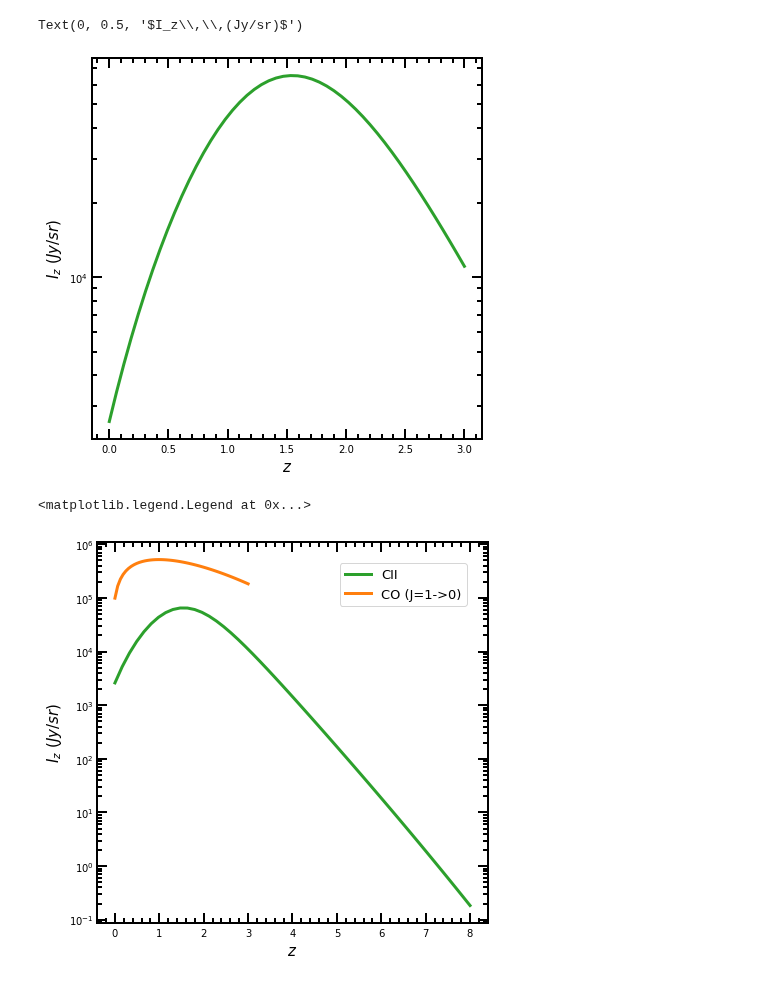
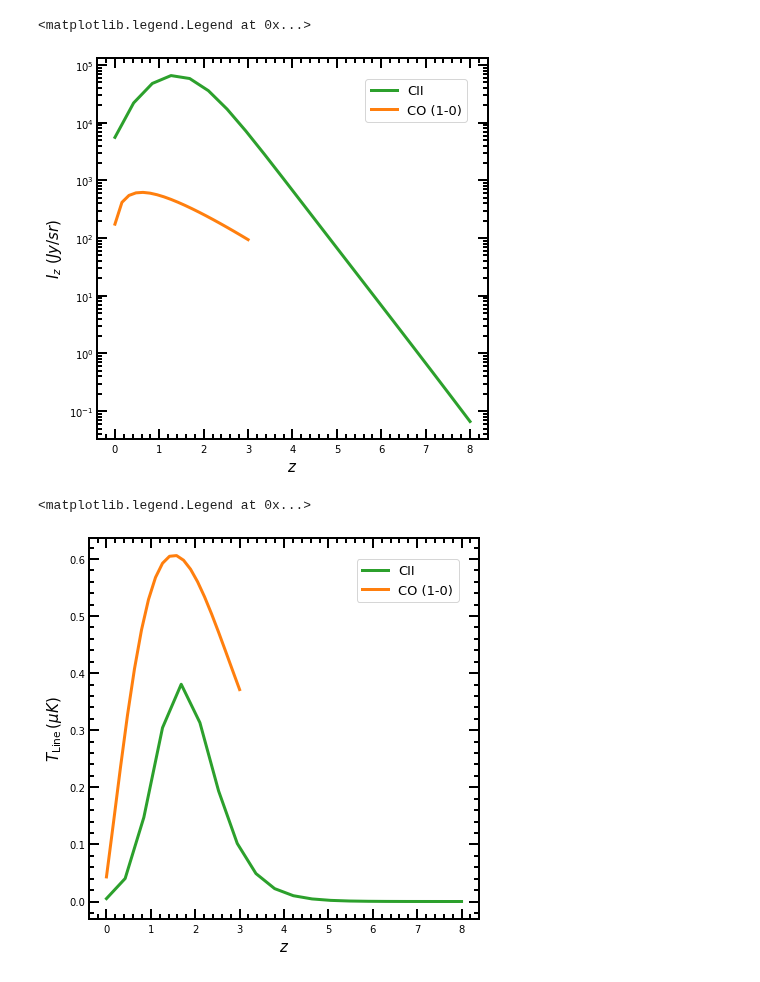
Before and after one commit to Anirbancosmo/Limpy, a Jupyter notebook: notebook/theory.ipynb, the cells around one changed output. Cells and saved outputs as stored; diff of their text form; code cells hidden in the pictures.

Commit message:
Added T_line function theory.py module.

```diff
--- a/notebook/theory.ipynb
+++ b/notebook/theory.ipynb
@@ -73,35 +38,38 @@ plt.legend(loc=0, frameon=False)
 # %%
-# Plot average intensity of CII lines
-nu_rest_CII=1900 #Ghz
-Iav=[lt.I_nu(zz,nu_rest_CII,z_line=0.0) for zz in z]
-plt.plot(z, Iav, lw=3.0, color='C2')
+# Plot average intensity of CII and CO lines
+z=np.linspace(0, 8, num=20)
+z_co=np.linspace(0, 3, num=20)
+
+nu_rest_CII=1900
+nu_rest_CO10=115#Ghz
+
+Icii=[lt.I_nu(zz,nu_rest_CII, line_name='CII') for zz in z]
+ICO10=Iav=[lt.I_nu(z1,nu_rest_CO10, line_name='CO10') for z1 in z_co]
+plt.plot(z, Icii, lw=3.0, color='C2',label="CII")
+plt.plot(z_co, ICO10, lw=3.0, color='C1',label="CO (1-0)")
 
 plt.yscale('log')
 plt.xlabel(r'$z$')
 plt.ylabel(r'$I_z\,\,(Jy/sr)$')
+plt.legend(loc=0)
 # %% [output]
-Text(0, 0.5, '$I_z\\,\\,(Jy/sr)$')
+<matplotlib.legend.Legend at 0x...>
-[figure, old version]
+[figure, new version]
 # %%
-# Plot average intensity of CII lines
-nu_rest_CII=1900 #Ghz
-nu_rest_CO12=115 #GHz
-z_c2=np.linspace(0, 8, num=50)
-z_co=np.linspace(0, 3, num=50)
-Ic2=[lt.I_nu(zz,nu_rest_CII,line_name='CII', z_line=0.0) for zz in z_c2]
-Ico=[lt.I_nu(zz,nu_rest_CII,line_name='CO10', z_line=0.0) for zz in z_co]
+# Plot T_line for CII and CO lines
+T_cii=[lt.T_line(zz,nu_rest_CII,line_name="CII",fduty=0.1)*1e6 for zz in z]
+T_co10=[lt.T_line(zz,nu_rest_CO10,line_name="CO10",fduty=0.1)*1e6 for zz in z_co]
 
-plt.plot(z_c2, Ic2, lw=3.0, color='C2', label="CII")
-plt.plot(z_co, Ico, lw=3.0, color='C1', label="CO (J=1->0)")
+plt.plot(z, T_cii, lw=3.0, color='C2',label="CII")
+plt.plot(z_co, T_co10, lw=3.0, color='C1',label="CO (1-0)")
 
-plt.yscale('log')
+#plt.yscale('log')
 plt.xlabel(r'$z$')
-plt.ylabel(r'$I_z\,\,(Jy/sr)$')
-
+plt.ylabel(r'$T_{\rm Line}\,(\mu K)$')
 plt.legend(loc=0)
 # %% [output]
 <matplotlib.legend.Legend at 0x...>
-[figure, old version]
+[figure, new version]
 # %%
 # plot Dark matter bias
 m=np.logspace(11, 14)
```
Also changed, not shown: parts of 7 cells of this notebook, 2 other files.
